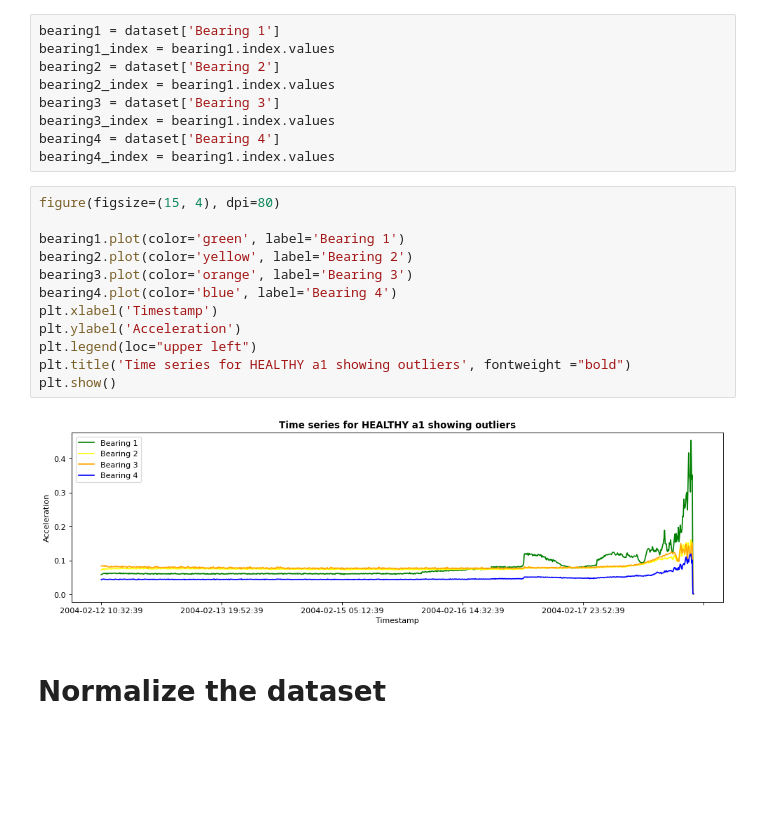
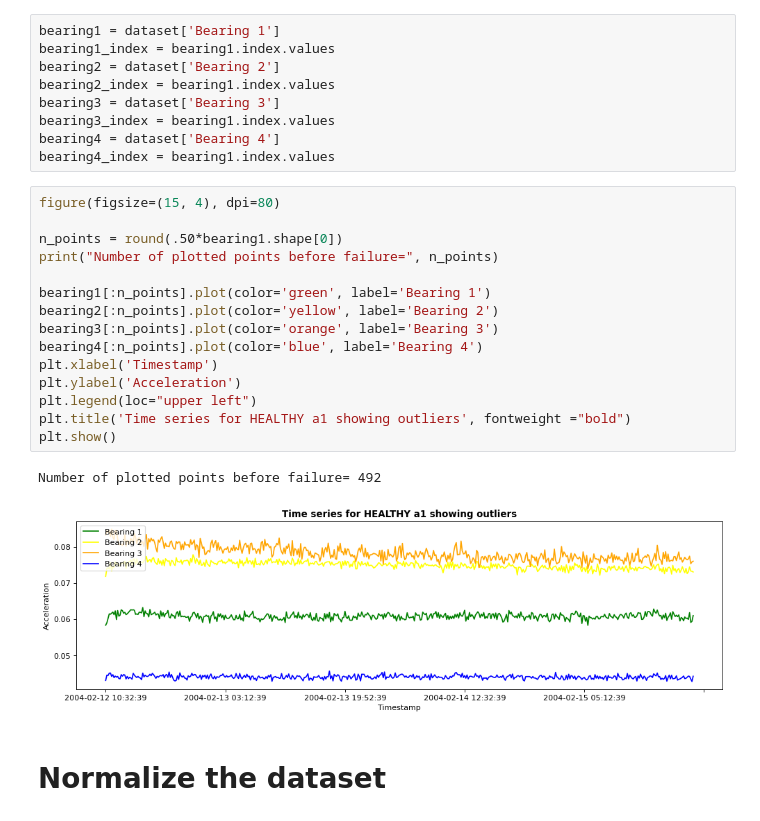
Before and after one commit to therobotacademy/kaggle-anomaly-detection, a Jupyter notebook: data/NASAbearingDataset-EDA_PCA.ipynb, the cells around one changed output. Drawn from its saved outputs; the diff is of its cells as text; blank space fills up the shorter version.

```diff
--- a/data/NASAbearingDataset-EDA_PCA.ipynb
+++ b/data/NASAbearingDataset-EDA_PCA.ipynb
@@ -61,17 +61,21 @@ bearing4_index = bearing1.index.values
 # %%
 figure(figsize=(15, 4), dpi=80)
 
-bearing1.plot(color='green', label='Bearing 1')
-bearing2.plot(color='yellow', label='Bearing 2')
-bearing3.plot(color='orange', label='Bearing 3')
-bearing4.plot(color='blue', label='Bearing 4')
+n_points = round(.50*bearing1.shape[0])
+print("Number of plotted points before failure=", n_points)
+
+bearing1[:n_points].plot(color='green', label='Bearing 1')
+bearing2[:n_points].plot(color='yellow', label='Bearing 2')
+bearing3[:n_points].plot(color='orange', label='Bearing 3')
+bearing4[:n_points].plot(color='blue', label='Bearing 4')
 plt.xlabel('Timestamp')
 plt.ylabel('Acceleration')
 plt.legend(loc="upper left")
 plt.title('Time series for HEALTHY a1 showing outliers', fontweight ="bold")
 plt.show()
 # %% [output]
+Number of plotted points before failure= 492
-[figure, old version]
+[figure, new version]
 # %% [markdown]
 # Normalize the dataset
 # %%
```
Also changed, not shown: parts of 3 cells of this notebook.
